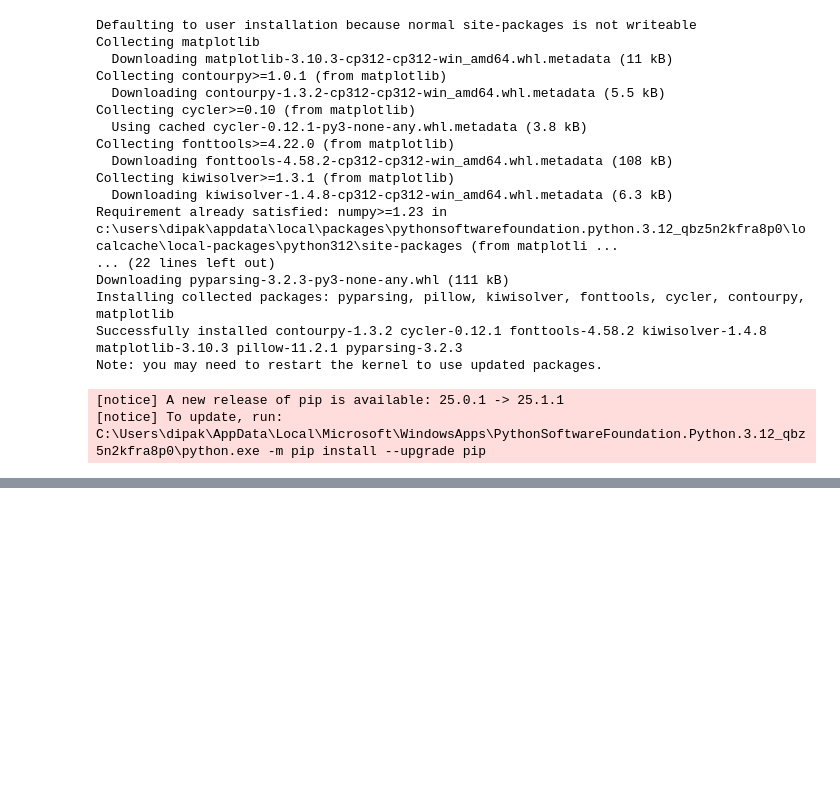
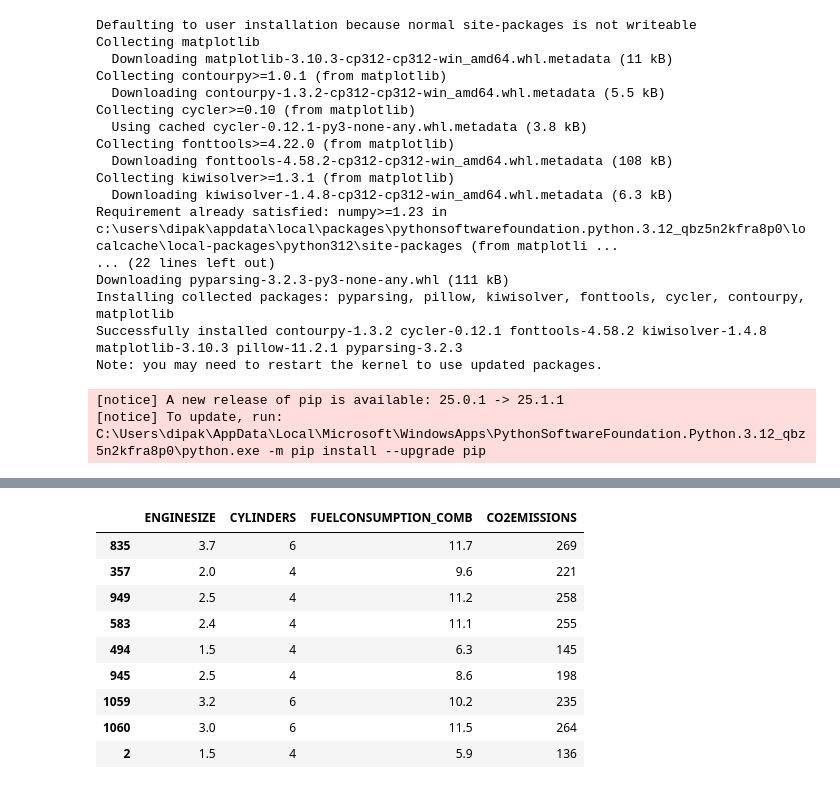
Before and after one commit to dipak1920basnet/Regression, a Jupyter notebook: simplelinear.ipynb, the cells around one changed output, grey strips where cells are left out. Cells and saved outputs as stored; diff of their text form; code cells hidden in the pictures; blank space fills up the shorter version.

```diff
--- a/simplelinear.ipynb
+++ b/simplelinear.ipynb
@@ -117,6 +117,18 @@ df.describe()
 | max | 2014.0 | 8.400000 | 12.000000 | 30.200000 | 20.500000 | 25.800000 | ... |
 # %%
 cdf = df[['ENGINESIZE','CYLINDERS','FUELCONSUMPTION_COMB','CO2EMISSIONS']]
+cdf.sample(9)
+# %% [output]
+|  | ENGINESIZE | CYLINDERS | FUELCONSUMPTION_COMB | CO2EMISSIONS |
+| 835 | 3.7 | 6 | 11.7 | 269 |
+| 357 | 2.0 | 4 | 9.6 | 221 |
+| 949 | 2.5 | 4 | 11.2 | 258 |
+| 583 | 2.4 | 4 | 11.1 | 255 |
+| 494 | 1.5 | 4 | 6.3 | 145 |
+| 945 | 2.5 | 4 | 8.6 | 198 |
+| 1059 | 3.2 | 6 | 10.2 | 235 |
+| 1060 | 3.0 | 6 | 11.5 | 264 |
+| 2 | 1.5 | 4 | 5.9 | 136 |
 # %%
 viz = cdf[['ENGINESIZE','CYLINDERS','FUELCONSUMPTION_COMB','CO2EMISSIONS']]
 viz.hist()
```
Also changed, not shown: parts of 3 cells of this notebook.
